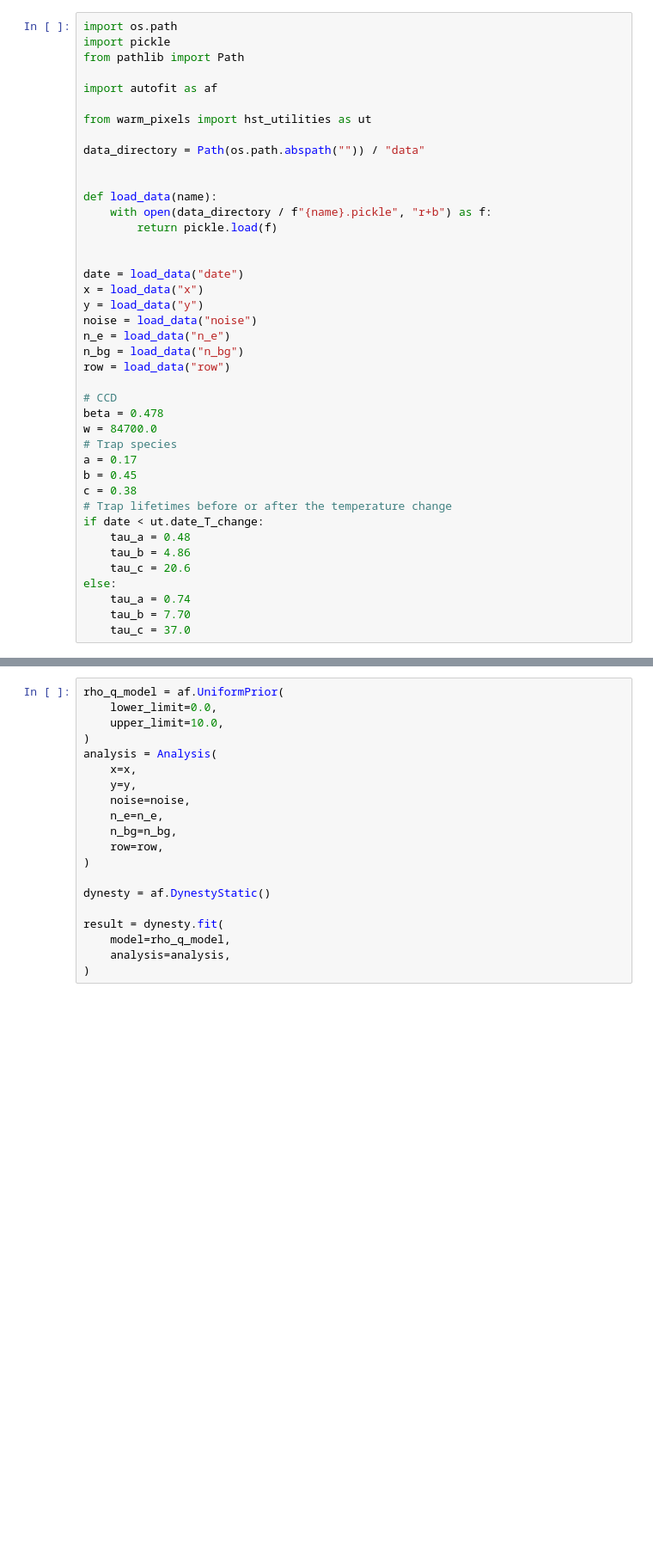
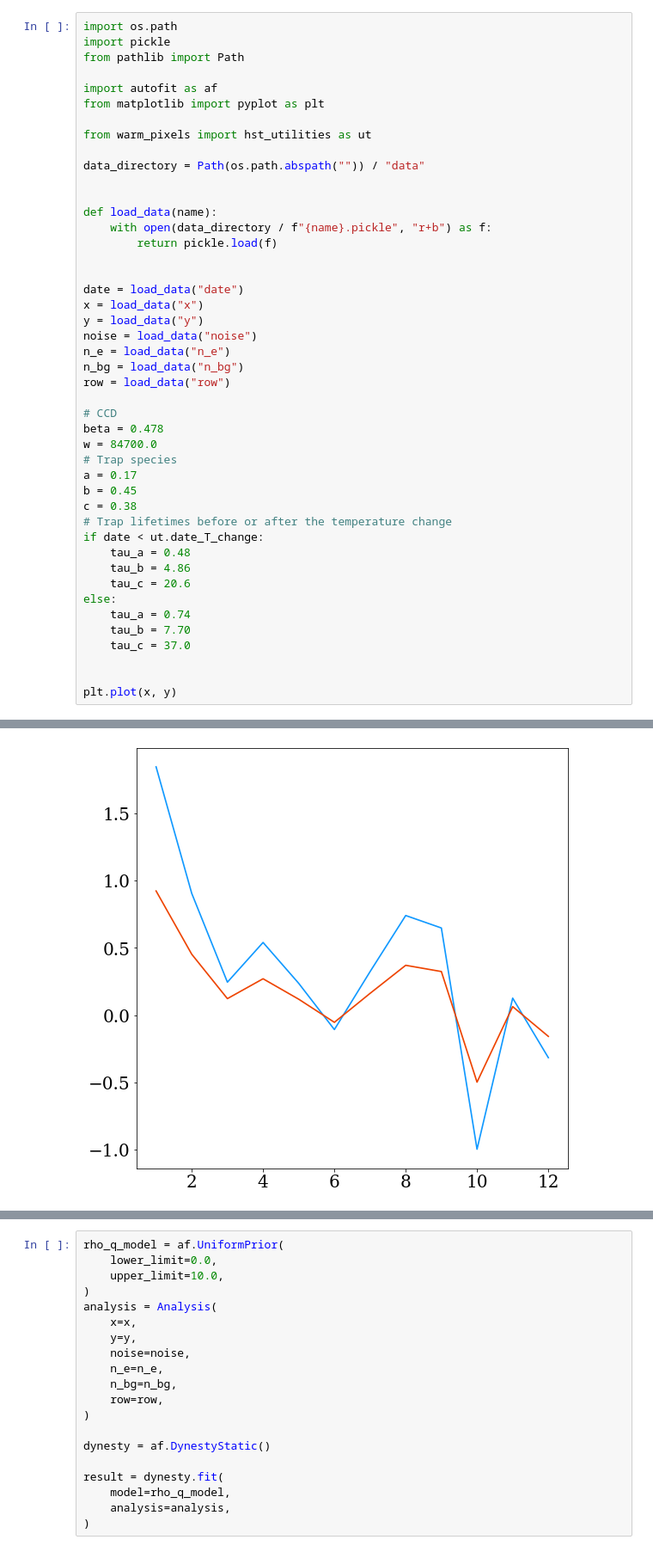
Before and after one commit to jkeger/warm_pixels, a Jupyter notebook: notebooks/autofit_example.ipynb, the cells around one changed output, grey strips where cells are left out. Shown at 86% size. Cells and saved outputs as stored; diff of their text form; blank space fills up the shorter version.

Commit message:
visualisation

```diff
--- a/notebooks/autofit_example.ipynb
+++ b/notebooks/autofit_example.ipynb
@@ -4,6 +4,7 @@ import pickle
 from pathlib import Path
 
 import autofit as af
+from matplotlib import pyplot as plt
 
 from warm_pixels import hst_utilities as ut
 
@@ -39,4 +40,7 @@ else:
     tau_a = 0.74
     tau_b = 7.70
     tau_c = 37.0
+
+
+plt.plot(x, y)
 # %% [output]
@@ -44,3 +48,4 @@ FileNotFoundError: [Errno 2] No such file or directory: '/Users/richardhayes/cti
+[figure, added]
 # %%
 
 from autoarray.fit.fit_dataset import SimpleFit
```
Also changed, not shown: parts of 2 cells of this notebook.
